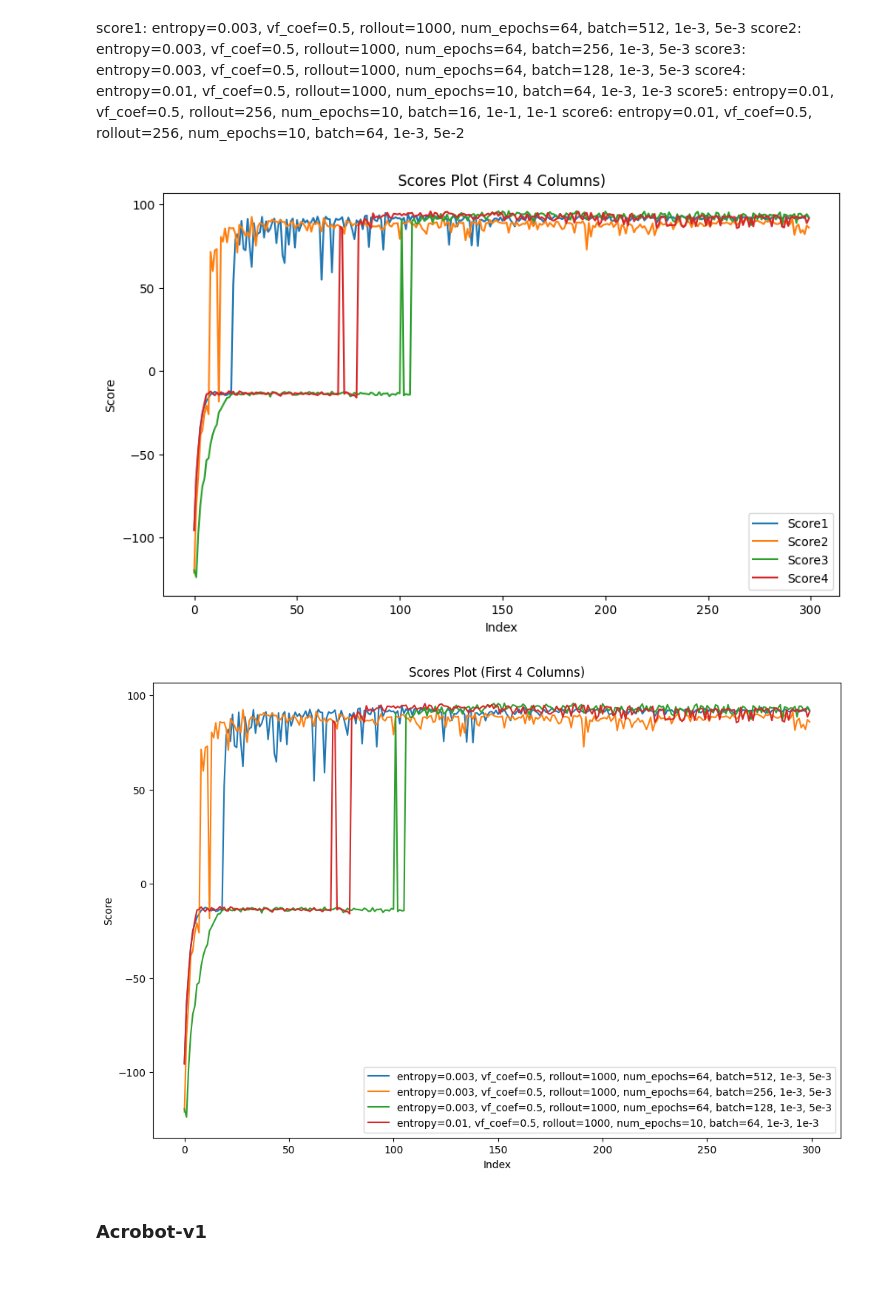
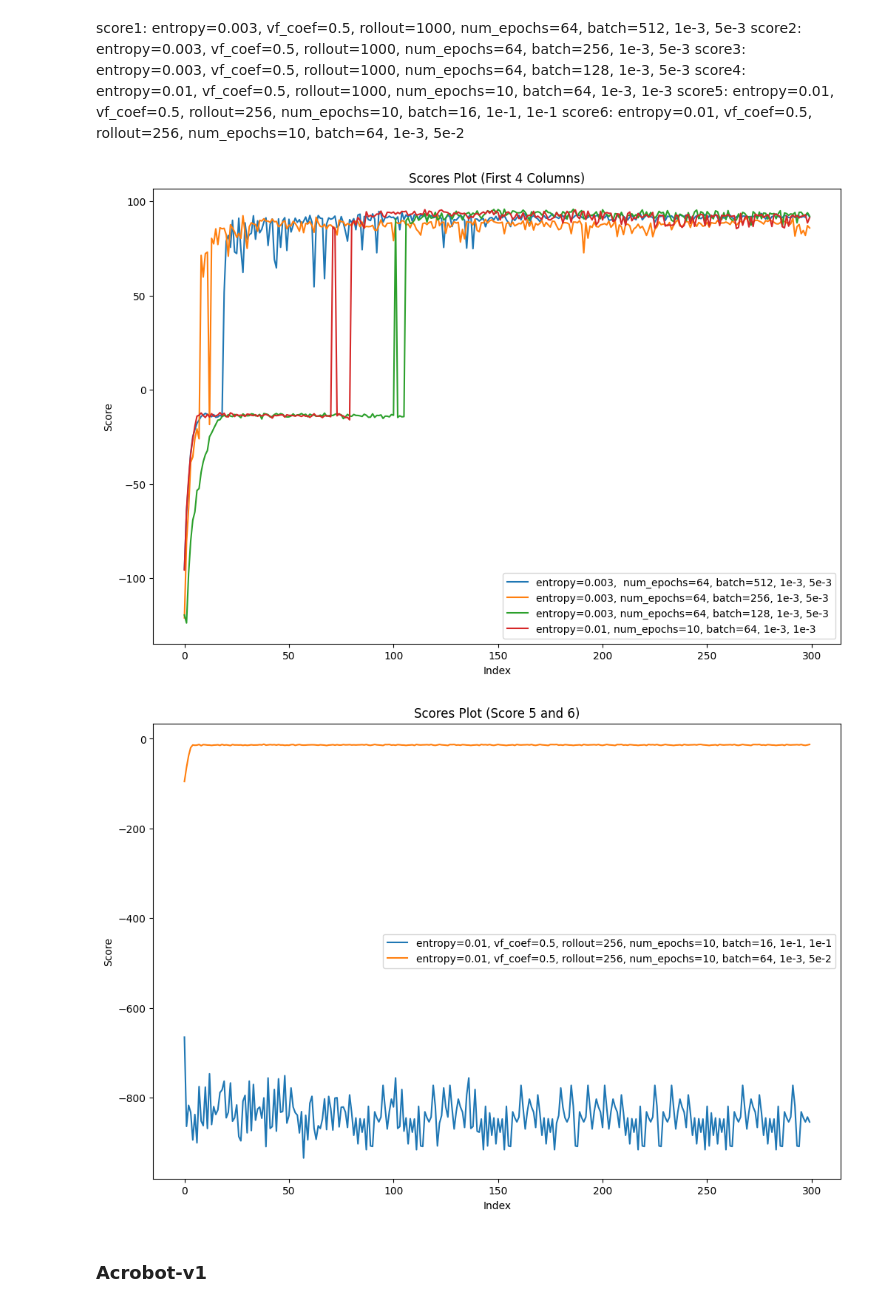
Before and after one commit to mischamez48/PRL_PPO-SAC_ImplPRL_PPO-SAC_Implementationementation, a Jupyter notebook: ppo.ipynb, the cells around one changed output. Saved outputs shown, nothing was run; the diff lists cells and outputs as text; code cells hidden in the pictures; blank space fills up the shorter version.

```diff
--- a/ppo.ipynb
+++ b/ppo.ipynb
@@ -153,43 +153,52 @@ agent.train()
 # %%
 import pandas as pd
 import matplotlib.pyplot as plt
 
 # Load the merged CSV file
 merged_df = pd.read_csv('PPO\GRAPHE\MountainCountinousV1\merged_scores_Mountain_carContinious.csv')
 
-# Plotting the first 4 score columns
-plt.figure(figsize=(10, 6))
-for column in merged_df.columns[:4]:
-    plt.plot(merged_df.index, merged_df[column], label=column)
+# Define labels for each score
+labels = [
+    "entropy=0.003,  num_epochs=64, batch=512, 1e-3, 5e-3",
+    "entropy=0.003, num_epochs=64, batch=256, 1e-3, 5e-3",
+    "entropy=0.003, num_epochs=64, batch=128, 1e-3, 5e-3",
+    "entropy=0.01, num_epochs=10, batch=64, 1e-3, 1e-3"
+]
+
+# Plotting the first 4 score columns with labels
+plt.figure(figsize=(12, 8))
+for column, label in zip(merged_df.columns[:4], labels):
+    plt.plot(merged_df.index, merged_df[column], label=label)
 
 plt.xlabel('Index')
 plt.ylabel('Score')
 plt.title('Scores Plot (First 4 Columns)')
 plt.legend()
 plt.show()
 # %% [output]
-[figure, old version]
+[figure, new version]
 # %%
-# Define labels for each score
-labels = [
-    "entropy=0.003, vf_coef=0.5, rollout=1000, num_epochs=64, batch=512, 1e-3, 5e-3",
-    "entropy=0.003, vf_coef=0.5, rollout=1000, num_epochs=64, batch=256, 1e-3, 5e-3",
-    "entropy=0.003, vf_coef=0.5, rollout=1000, num_epochs=64, batch=128, 1e-3, 5e-3",
-    "entropy=0.01, vf_coef=0.5, rollout=1000, num_epochs=10, batch=64, 1e-3, 1e-3"
+# Load the newly uploaded CSV file
+merged_df = pd.read_csv('PPO\GRAPHE\MountainCountinousV1\merged_scores_Mountain_carContinious.csv')
+
+# Plotting score5 and score6 with their respective labels
+latest_labels_score5_6 = [
+    "entropy=0.01, vf_coef=0.5, rollout=256, num_epochs=10, batch=16, 1e-1, 1e-1",
+    "entropy=0.01, vf_coef=0.5, rollout=256, num_epochs=10, batch=64, 1e-3, 5e-2"
 ]
 
-# Plotting the first 4 score columns with labels
+# Plotting the score5 and score6 columns with labels
 plt.figure(figsize=(12, 8))
-for column, label in zip(merged_df.columns[:4], labels):
+for column, label in zip(merged_df.columns[4:6], latest_labels_score5_6):
     plt.plot(merged_df.index, merged_df[column], label=label)
 
 plt.xlabel('Index')
 plt.ylabel('Score')
-plt.title('Scores Plot (First 4 Columns)')
+plt.title('Scores Plot (Score 5 and 6)')
 plt.legend()
 plt.show()
 # %% [output]
-[figure, old version]
+[figure, new version]
 # %% [markdown]
 ### Acrobot-v1
 # %% [markdown]
```
Also changed, not shown: parts of 4 cells of this notebook, 8 other files.
